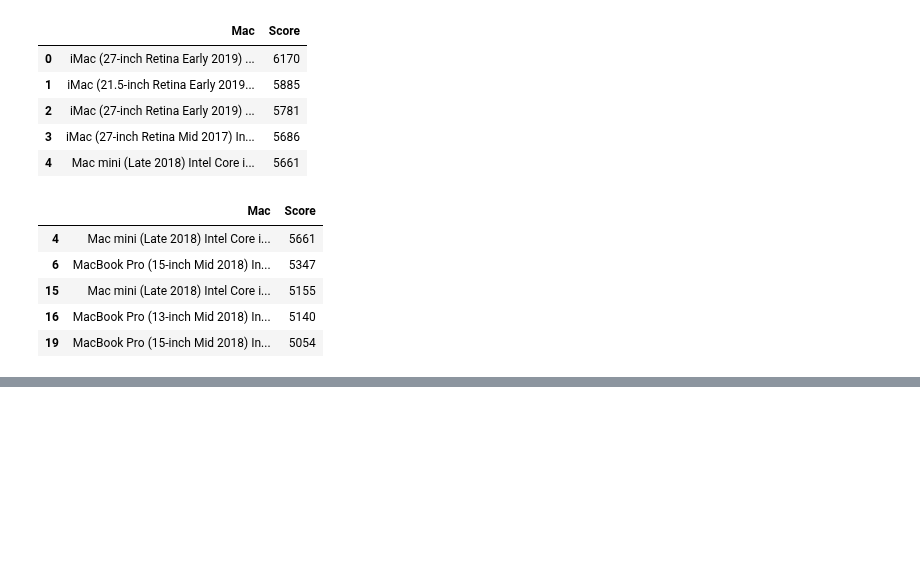
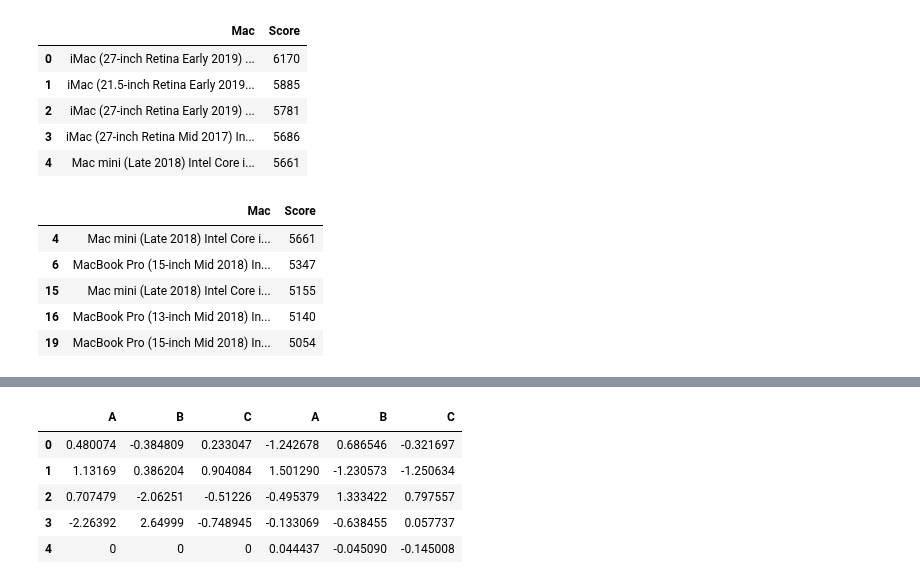
Before and after one commit to kuiyochen/Python_ML_learning, a Jupyter notebook: Pandas_next.ipynb, the cells around one changed output, grey strips where cells are left out. Saved outputs shown, nothing was run; the diff lists cells and outputs as text; code cells hidden in the pictures; blank space fills up the shorter version.

```diff
--- a/Pandas_next.ipynb
+++ b/Pandas_next.ipynb
@@ -88,0 +129,4 @@ lotto.head()
+# %%
+df1=pd.DataFrame(np.random.randn(4,3),columns=list("ABC"))
+df2=pd.DataFrame(np.random.randn(5,3),columns=list("ABC"))
+df1
@@ -88,0 +154,11 @@ lotto.head()
+# %%
+df4=pd.concat([df1,df2],axis=1)
+df4=df4.fillna('0')
+df4
+# %% [output]
+|  | A | B | C | A | B | C |
+| 0 | 0.480074 | -0.384809 | 0.233047 | -1.242678 | 0.686546 | -0.321697 |
+| 1 | 1.13169 | 0.386204 | 0.904084 | 1.501290 | -1.230573 | -1.250634 |
+| 2 | 0.707479 | -2.06251 | -0.51226 | -0.495379 | 1.333422 | 0.797557 |
+| 3 | -2.26392 | 2.64999 | -0.748945 | -0.133069 | -0.638455 | 0.057737 |
+| 4 | 0 | 0 | 0 | 0.044437 | -0.045090 | -0.145008 |
```
Also changed, not shown: parts of 23 cells of this notebook, 2 other files.
